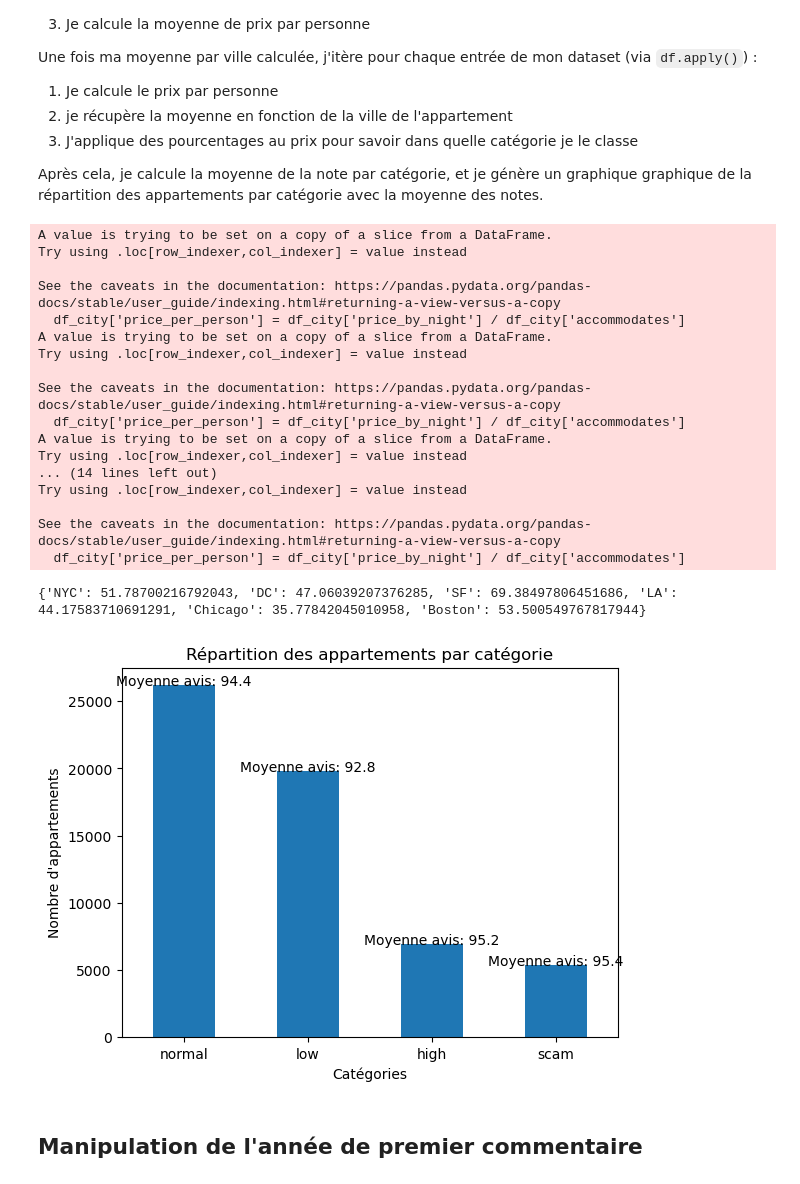
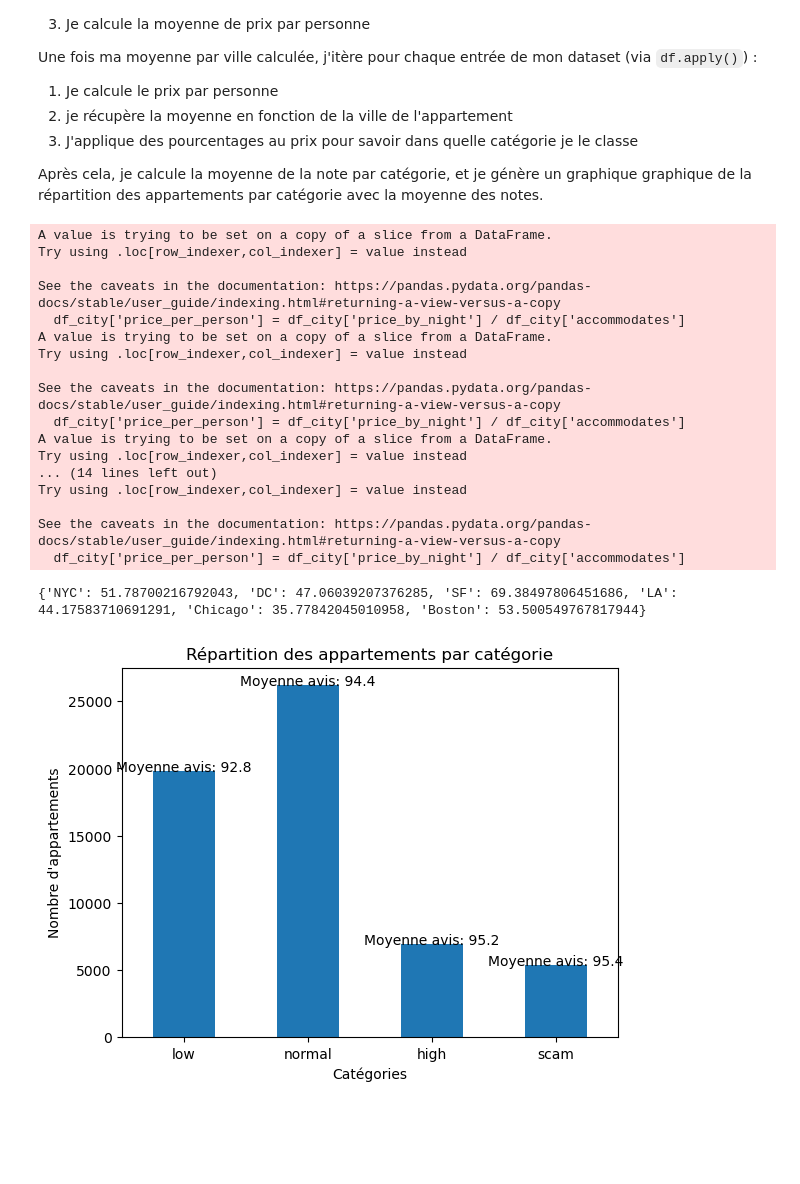
Before and after one commit to LoanCB/machine-learning-appartement, a Jupyter notebook: playground_airbnb.ipynb, the cells around one changed output. Drawn from its saved outputs; the diff is of its cells as text; code cells hidden in the pictures; blank space fills up the shorter version.

```diff
--- a/playground_airbnb.ipynb
+++ b/playground_airbnb.ipynb
@@ -29,6 +29,7 @@ df['instant_bookable'] = df['instant_bookable'].apply(lambda x: 1 if x == 'f' el
 df = df.dropna(axis=0, subset=['first_review'])
 df['price_by_night'] = np.exp(df['log_price'])
 df = df.drop(labels='log_price', axis=1)
+df['price_by_person'] = df['price_by_night'] / df['accommodates']
 
 unique_cities = df['city'].unique()
 print(unique_cities) # ['NYC' 'DC' 'SF' 'LA' 'Chicago' 'Boston']
@@ -37,7 +38,7 @@ df = pd.concat([df, df_cities], axis=1)
 
 unique_policies = df['cancellation_policy'].unique()
 print(unique_policies) # ['strict' 'moderate' 'flexible' 'super_strict_30' 'super_strict_60']
-df = pd.get_dummies(df, columns=['cancellation_policy'], dtype=int)
+# df = pd.get_dummies(df, columns=['cancellation_policy'], dtype=int)
 
 unique_room_type = df['room_type'].unique()
 print(unique_room_type) # ['Entire home/apt' 'Private room' 'Shared room']
@@ -121,39 +121,38 @@ def categorize_price(row):
 
 df['category'] = df.apply(categorize_price, axis=1)
 rating_category_average = df.groupby('category')['review_scores_rating'].mean()
-category_counts = df['category'].value_counts()
+category_order = ['low', 'normal', 'high', 'scam']
+category_counts = df['category'].value_counts().reindex(category_order)
 
 plt.figure()
 ax = category_counts.plot(kind='bar')
 plt.title('Répartition des appartements par catégorie')
 plt.xlabel('Catégories')
 plt.ylabel("Nombre d'appartements")
 plt.xticks(rotation=0)
 
 for i, (category, count) in enumerate(category_counts.items()):
     mean_rating = rating_category_average[category]
     ax.text(i, count + 0.5, f'Moyenne avis: {mean_rating:.1f}', ha='center', fontsize=10, color='black')
 
 plt.show()
 # %% [output]
 A value is trying to be set on a copy of a slice from a DataFrame.
 Try using .loc[row_indexer,col_indexer] = value instead
 
 See the caveats in the documentation: https://pandas.pydata.org/pandas-docs/stable/user_guide/indexing.html#returning-a-view-versus-a-copy
   df_city['price_per_person'] = df_city['price_by_night'] / df_city['accommodates']
 A value is trying to be set on a copy of a slice from a DataFrame.
 Try using .loc[row_indexer,col_indexer] = value instead
 
 See the caveats in the documentation: https://pandas.pydata.org/pandas-docs/stable/user_guide/indexing.html#returning-a-view-versus-a-copy
   df_city['price_per_person'] = df_city['price_by_night'] / df_city['accommodates']
 A value is trying to be set on a copy of a slice from a DataFrame.
 Try using .loc[row_indexer,col_indexer] = value instead
 ... (14 lines left out)
 Try using .loc[row_indexer,col_indexer] = value instead
 
 See the caveats in the documentation: https://pandas.pydata.org/pandas-docs/stable/user_guide/indexing.html#returning-a-view-versus-a-copy
   df_city['price_per_person'] = df_city['price_by_night'] / df_city['accommodates']
 {'NYC': 51.78700216792043, 'DC': 47.06039207376285, 'SF': 69.38497806451686, 'LA': 44.17583710691291, 'Chicago': 35.77842045010958, 'Boston': 53.500549767817944}
-[figure, old version]
+[figure, new version]
-# %% [markdown]
-## Manipulation de l'année de premier commentaire
```
Also changed, not shown: parts of 7 cells of this notebook.
